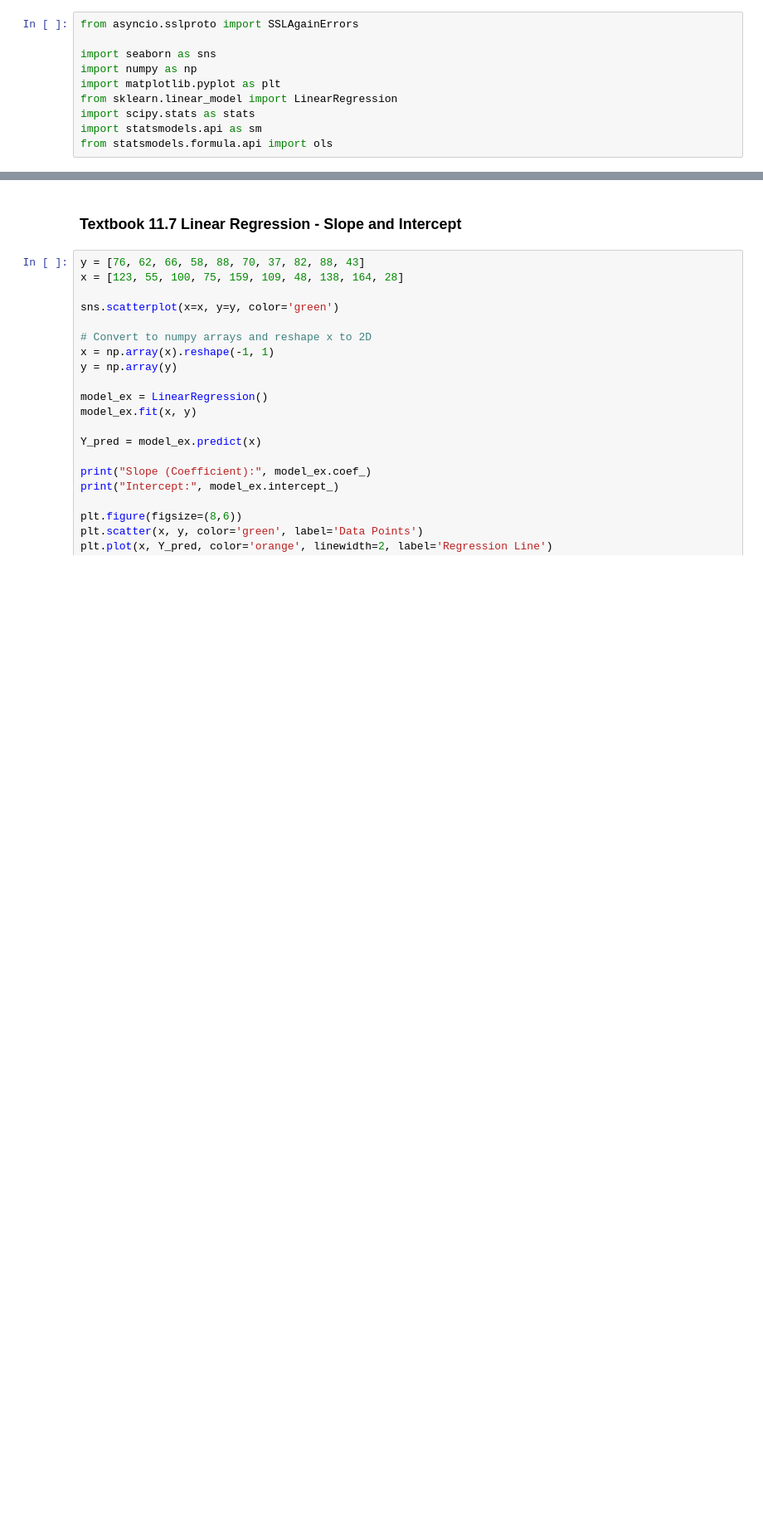
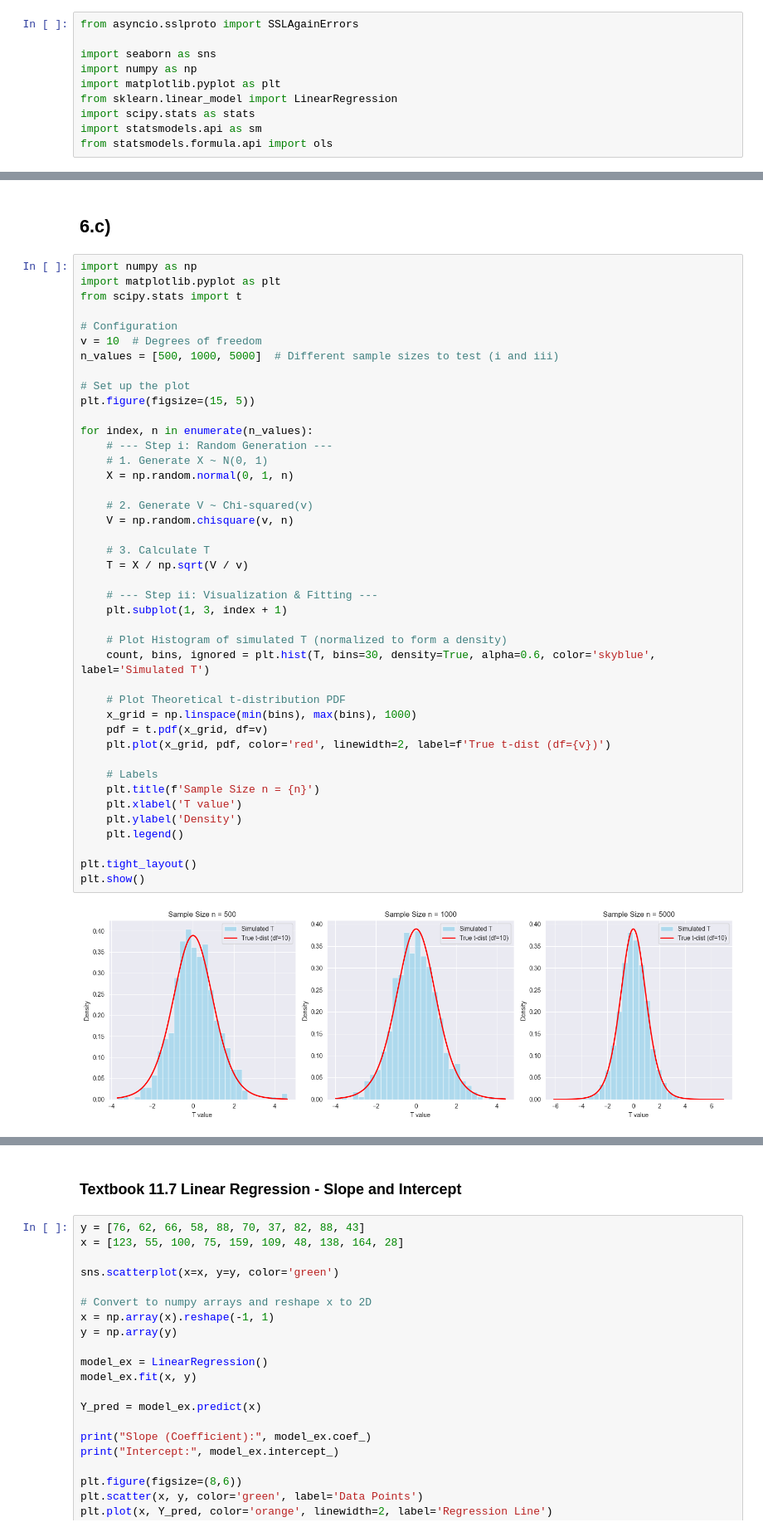
Before and after one commit to JotaN98/MScDataScience_AI, a Jupyter notebook: Statistics/Textbook_Exercises.ipynb, the cells around one changed output, grey strips where cells are left out. Shown at 83% size. Saved outputs shown, nothing was run; the diff lists cells and outputs as text; blank space fills up the shorter version.

```diff
--- a/Statistics/Textbook_Exercises.ipynb
+++ b/Statistics/Textbook_Exercises.ipynb
@@ -10,0 +112,46 @@ from statsmodels.formula.api import ols
+# %% [markdown]
+## 6.c)
+# %%
+import numpy as np
+import matplotlib.pyplot as plt
+from scipy.stats import t
+
+# Configuration
+v = 10  # Degrees of freedom
+n_values = [500, 1000, 5000]  # Different sample sizes to test (i and iii)
+
+# Set up the plot
+plt.figure(figsize=(15, 5))
+
+for index, n in enumerate(n_values):
+    # --- Step i: Random Generation ---
+    # 1. Generate X ~ N(0, 1)
+    X = np.random.normal(0, 1, n)
+
+    # 2. Generate V ~ Chi-squared(v)
+    V = np.random.chisquare(v, n)
+
+    # 3. Calculate T
+    T = X / np.sqrt(V / v)
+
+    # --- Step ii: Visualization & Fitting ---
+    plt.subplot(1, 3, index + 1)
+
+    # Plot Histogram of simulated T (normalized to form a density)
+    count, bins, ignored = plt.hist(T, bins=30, density=True, alpha=0.6, color='skyblue', label='Simulated T')
+
+    # Plot Theoretical t-distribution PDF
+    x_grid = np.linspace(min(bins), max(bins), 1000)
+    pdf = t.pdf(x_grid, df=v)
+    plt.plot(x_grid, pdf, color='red', linewidth=2, label=f'True t-dist (df={v})')
+
+    # Labels
+    plt.title(f'Sample Size n = {n}')
+    plt.xlabel('T value')
+    plt.ylabel('Density')
+    plt.legend()
+
+plt.tight_layout()
+plt.show()
+# %% [output]
+[figure, added]
```
Also changed, not shown: parts of 17 cells of this notebook, 21 other files.
